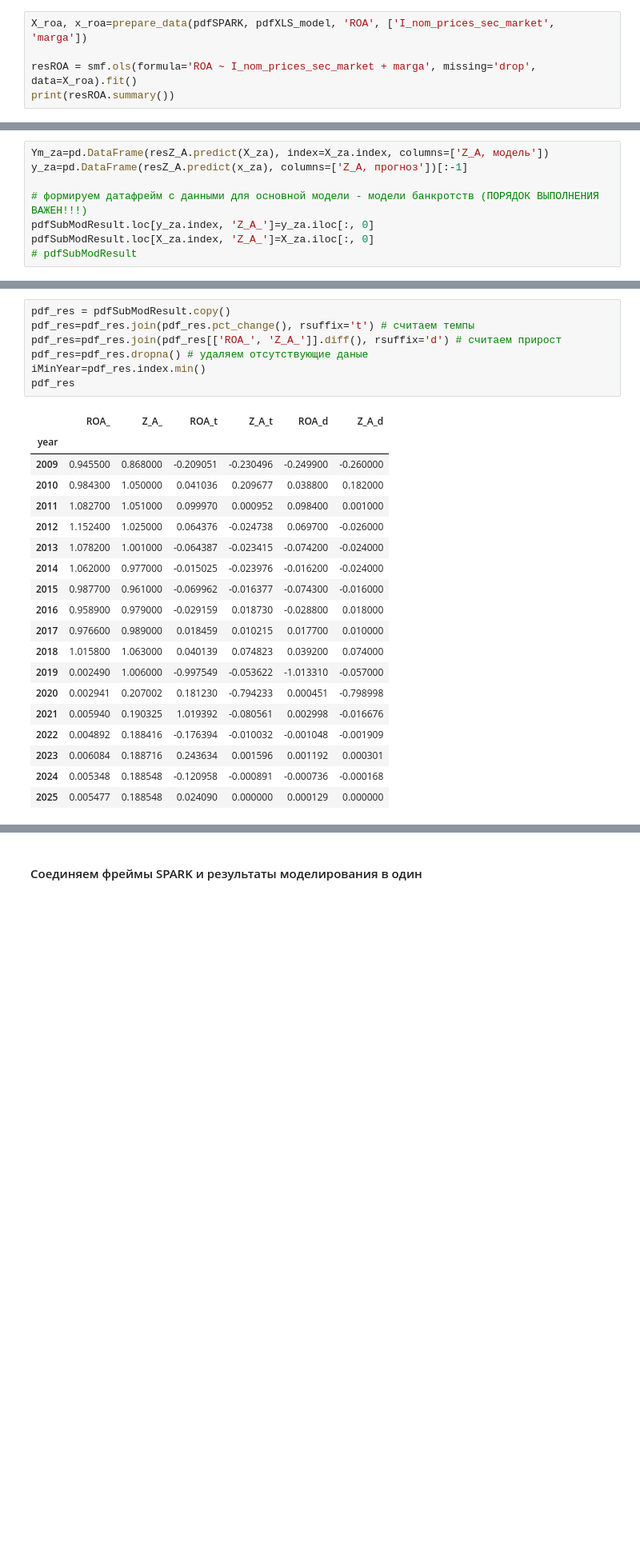
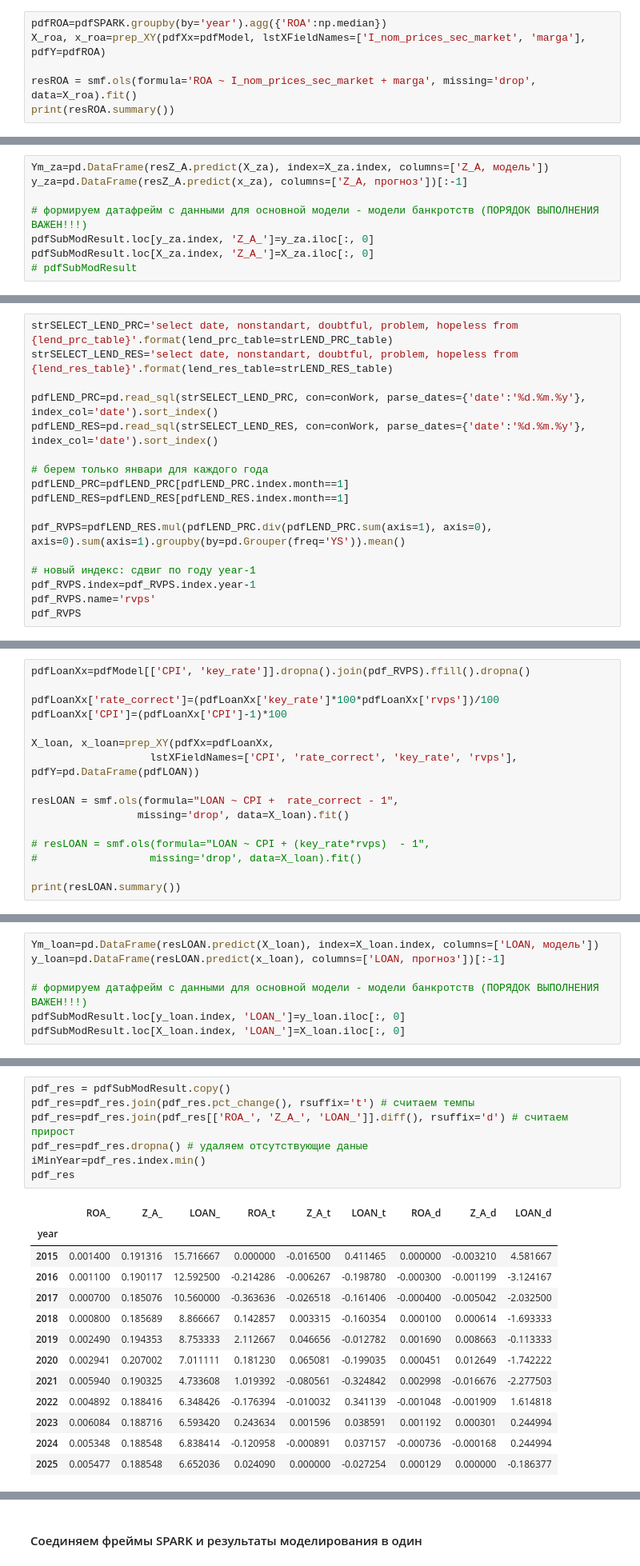
Before and after one commit to amsergeev/AIGK_j, a Jupyter notebook: BNKRPT_MODEL/bankrupt_prob_prepare.ipynb, the cells around one changed output, grey strips where cells are left out. Shown at 80% size. Saved outputs shown, nothing was run; the diff lists cells and outputs as text; blank space fills up the shorter version.

Commit message:
Change struct, add loan model

```diff
--- a/BNKRPT_MODEL/bankrupt_prob_prepare.ipynb
+++ b/BNKRPT_MODEL/bankrupt_prob_prepare.ipynb
@@ -333,7 +324,8 @@ pdfSubModResult=pd.DataFrame(pdfXLS_model.dropna(how='all').index.astype('int64'
     <b>Объясняемая переменная</b> - медианная по отрасли рентабельность застройщика (<i>ROA</i> датафрейма <i>pdfSPARK</i>)
 </div>
 # %%
-X_roa, x_roa=prepare_data(pdfSPARK, pdfXLS_model, 'ROA', ['I_nom_prices_sec_market', 'marga'])
+pdfROA=pdfSPARK.groupby(by='year').agg({'ROA':np.median})
+X_roa, x_roa=prep_XY(pdfXx=pdfModel, lstXFieldNames=['I_nom_prices_sec_market', 'marga'], pdfY=pdfROA)
 
 resROA = smf.ols(formula='ROA ~ I_nom_prices_sec_market + marga', missing='drop', data=X_roa).fit()
 print(resROA.summary())
@@ -447,0 +466,17 @@ pdf.plot.line()
+# %%
+strSELECT_LEND_PRC='select date, nonstandart, doubtful, problem, hopeless from {lend_prc_table}'.format(lend_prc_table=strLEND_PRC_table)
+strSELECT_LEND_RES='select date, nonstandart, doubtful, problem, hopeless from {lend_res_table}'.format(lend_res_table=strLEND_RES_table)
+
+pdfLEND_PRC=pd.read_sql(strSELECT_LEND_PRC, con=conWork, parse_dates={'date':'%d.%m.%y'}, index_col='date').sort_index()
+pdfLEND_RES=pd.read_sql(strSELECT_LEND_RES, con=conWork, parse_dates={'date':'%d.%m.%y'}, index_col='date').sort_index()
+
+# берем только январи для каждого года
+pdfLEND_PRC=pdfLEND_PRC[pdfLEND_PRC.index.month==1]
+pdfLEND_RES=pdfLEND_RES[pdfLEND_RES.index.month==1]
+
+pdf_RVPS=pdfLEND_RES.mul(pdfLEND_PRC.div(pdfLEND_PRC.sum(axis=1), axis=0), axis=0).sum(axis=1).groupby(by=pd.Grouper(freq='YS')).mean()
+
+# новый индекс: сдвиг по году year-1
+pdf_RVPS.index=pdf_RVPS.index.year-1
+pdf_RVPS.name='rvps'
+pdf_RVPS
@@ -447,0 +517,16 @@ pdf.plot.line()
+# %%
+pdfLoanXx=pdfModel[['CPI', 'key_rate']].dropna().join(pdf_RVPS).ffill().dropna()
+
+pdfLoanXx['rate_correct']=(pdfLoanXx['key_rate']*100*pdfLoanXx['rvps'])/100
+pdfLoanXx['CPI']=(pdfLoanXx['CPI']-1)*100
+
+X_loan, x_loan=prep_XY(pdfXx=pdfLoanXx,
+                   lstXFieldNames=['CPI', 'rate_correct', 'key_rate', 'rvps'], pdfY=pd.DataFrame(pdfLOAN))
+
+resLOAN = smf.ols(formula="LOAN ~ CPI +  rate_correct - 1",
+                 missing='drop', data=X_loan).fit()
+
+# resLOAN = smf.ols(formula="LOAN ~ CPI + (key_rate*rvps)  - 1",
+#                  missing='drop', data=X_loan).fit()
+
+print(resLOAN.summary())
@@ -447,0 +551,7 @@ pdf.plot.line()
+# %%
+Ym_loan=pd.DataFrame(resLOAN.predict(X_loan), index=X_loan.index, columns=['LOAN, модель'])
+y_loan=pd.DataFrame(resLOAN.predict(x_loan), columns=['LOAN, прогноз'])[:-1]
+
+# формируем датафрейм с данными для основной модели - модели банкротств (ПОРЯДОК ВЫПОЛНЕНИЯ ВАЖЕН!!!)
+pdfSubModResult.loc[y_loan.index, 'LOAN_']=y_loan.iloc[:, 0]
+pdfSubModResult.loc[X_loan.index, 'LOAN_']=X_loan.iloc[:, 0]
@@ -478,30 +600,24 @@ pdf.plot.line()
 # %%
 pdf_res = pdfSubModResult.copy()
 pdf_res=pdf_res.join(pdf_res.pct_change(), rsuffix='t') # считаем темпы
-pdf_res=pdf_res.join(pdf_res[['ROA_', 'Z_A_']].diff(), rsuffix='d') # считаем прирост
+pdf_res=pdf_res.join(pdf_res[['ROA_', 'Z_A_', 'LOAN_']].diff(), rsuffix='d') # считаем прирост
 pdf_res=pdf_res.dropna() # удаляем отсутствующие даные
 iMinYear=pdf_res.index.min()
 pdf_res
 # %% [output]
-|  | ROA_ | Z_A_ | ROA_t | Z_A_t | ROA_d | Z_A_d |
-| year |  |  |  |  |  |  |
-| 2009 | 0.945500 | 0.868000 | -0.209051 | -0.230496 | -0.249900 | -0.260000 |
-| 2010 | 0.984300 | 1.050000 | 0.041036 | 0.209677 | 0.038800 | 0.182000 |
-| 2011 | 1.082700 | 1.051000 | 0.099970 | 0.000952 | 0.098400 | 0.001000 |
-| 2012 | 1.152400 | 1.025000 | 0.064376 | -0.024738 | 0.069700 | -0.026000 |
-| 2013 | 1.078200 | 1.001000 | -0.064387 | -0.023415 | -0.074200 | -0.024000 |
-| 2014 | 1.062000 | 0.977000 | -0.015025 | -0.023976 | -0.016200 | -0.024000 |
-| 2015 | 0.987700 | 0.961000 | -0.069962 | -0.016377 | -0.074300 | -0.016000 |
-| 2016 | 0.958900 | 0.979000 | -0.029159 | 0.018730 | -0.028800 | 0.018000 |
-| 2017 | 0.976600 | 0.989000 | 0.018459 | 0.010215 | 0.017700 | 0.010000 |
-| 2018 | 1.015800 | 1.063000 | 0.040139 | 0.074823 | 0.039200 | 0.074000 |
-| 2019 | 0.002490 | 1.006000 | -0.997549 | -0.053622 | -1.013310 | -0.057000 |
-| 2020 | 0.002941 | 0.207002 | 0.181230 | -0.794233 | 0.000451 | -0.798998 |
-| 2021 | 0.005940 | 0.190325 | 1.019392 | -0.080561 | 0.002998 | -0.016676 |
-| 2022 | 0.004892 | 0.188416 | -0.176394 | -0.010032 | -0.001048 | -0.001909 |
-| 2023 | 0.006084 | 0.188716 | 0.243634 | 0.001596 | 0.001192 | 0.000301 |
-| 2024 | 0.005348 | 0.188548 | -0.120958 | -0.000891 | -0.000736 | -0.000168 |
-| 2025 | 0.005477 | 0.188548 | 0.024090 | 0.000000 | 0.000129 | 0.000000 |
+|  | ROA_ | Z_A_ | LOAN_ | ROA_t | Z_A_t | LOAN_t | ROA_d | Z_A_d | LOAN_d |
+| year |  |  |  |  |  |  |  |  |  |
+| 2015 | 0.001400 | 0.191316 | 15.716667 | 0.000000 | -0.016500 | 0.411465 | 0.000000 | -0.003210 | 4.581667 |
+| 2016 | 0.001100 | 0.190117 | 12.592500 | -0.214286 | -0.006267 | -0.198780 | -0.000300 | -0.001199 | -3.124167 |
+| 2017 | 0.000700 | 0.185076 | 10.560000 | -0.363636 | -0.026518 | -0.161406 | -0.000400 | -0.005042 | -2.032500 |
+| 2018 | 0.000800 | 0.185689 | 8.866667 | 0.142857 | 0.003315 | -0.160354 | 0.000100 | 0.000614 | -1.693333 |
+| 2019 | 0.002490 | 0.194353 | 8.753333 | 2.112667 | 0.046656 | -0.012782 | 0.001690 | 0.008663 | -0.113333 |
+| 2020 | 0.002941 | 0.207002 | 7.011111 | 0.181230 | 0.065081 | -0.199035 | 0.000451 | 0.012649 | -1.742222 |
+| 2021 | 0.005940 | 0.190325 | 4.733608 | 1.019392 | -0.080561 | -0.324842 | 0.002998 | -0.016676 | -2.277503 |
+| 2022 | 0.004892 | 0.188416 | 6.348426 | -0.176394 | -0.010032 | 0.341139 | -0.001048 | -0.001909 | 1.614818 |
+| 2023 | 0.006084 | 0.188716 | 6.593420 | 0.243634 | 0.001596 | 0.038591 | 0.001192 | 0.000301 | 0.244994 |
+| 2024 | 0.005348 | 0.188548 | 6.838414 | -0.120958 | -0.000891 | 0.037157 | -0.000736 | -0.000168 | 0.244994 |
+| 2025 | 0.005477 | 0.188548 | 6.652036 | 0.024090 | 0.000000 | -0.027254 | 0.000129 | 0.000000 | -0.186377 |
 # %% [markdown]
 ### Соединение таблицы SPARK и таблицы с результатами промежуточного моделирования.
 
```
Also changed, not shown: parts of 56 cells of this notebook, 8 other files.
